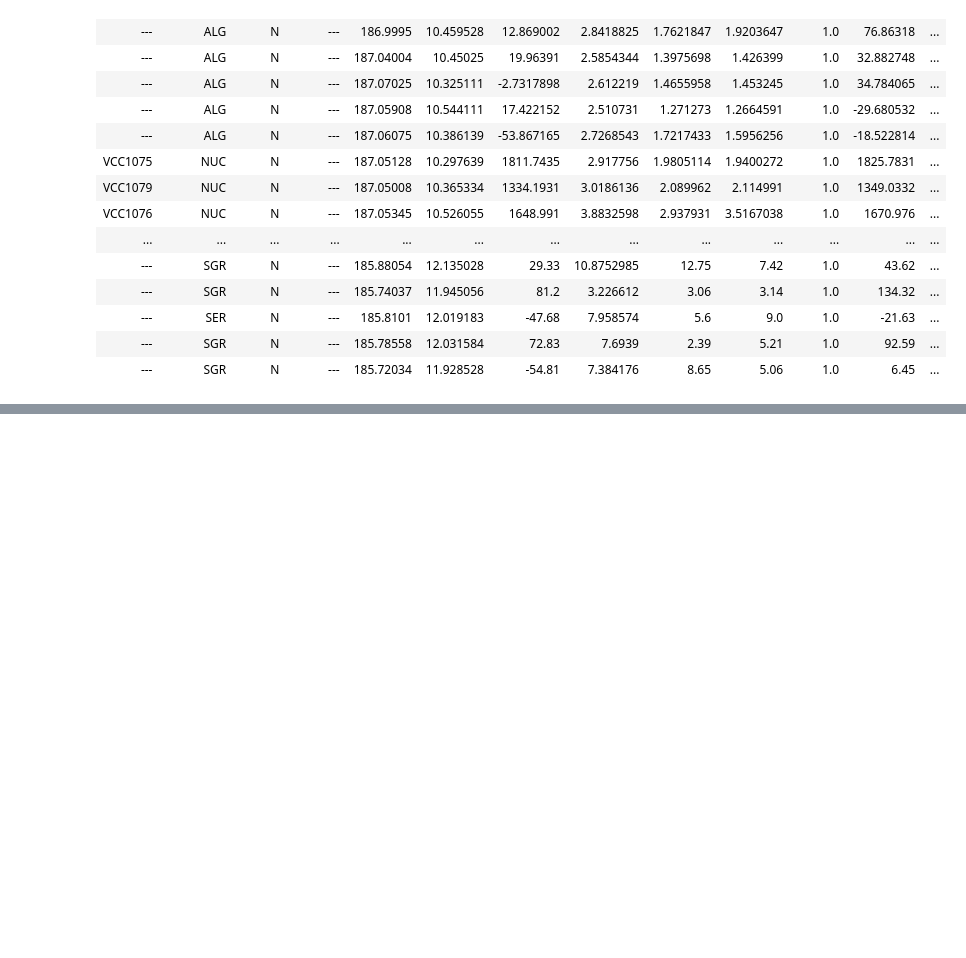
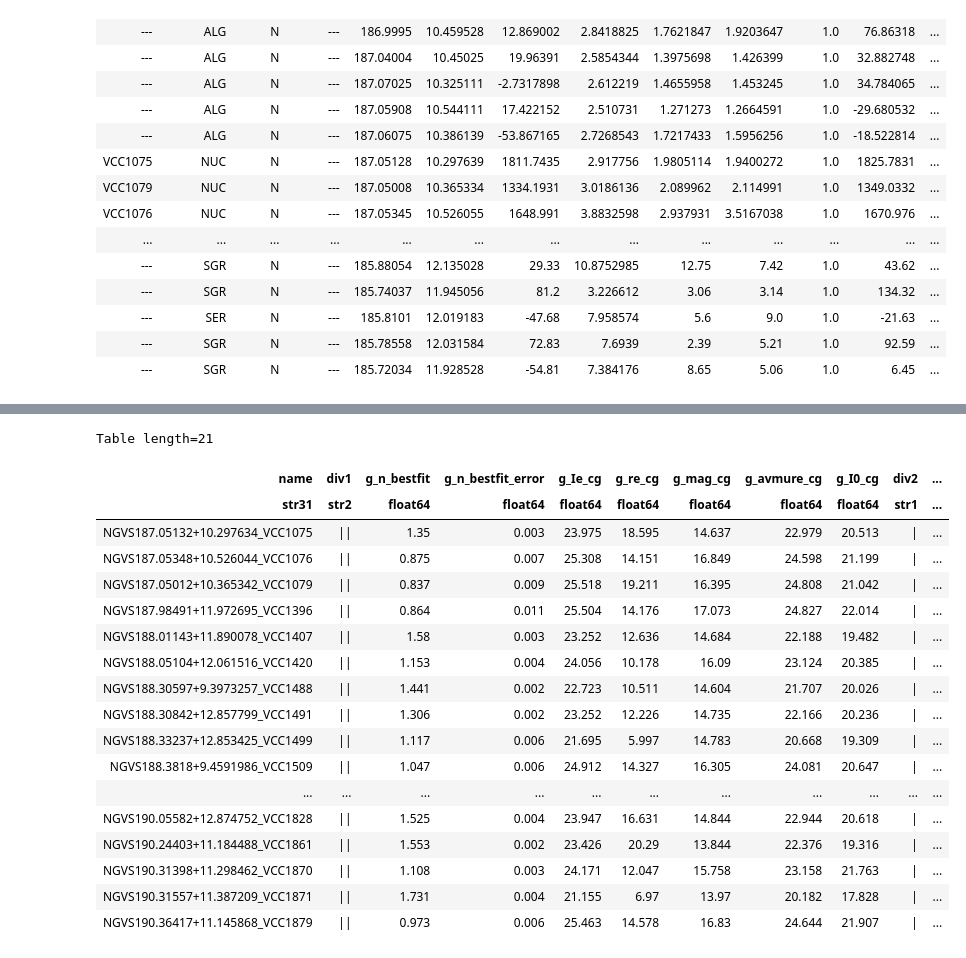
Before and after one commit to kadri-nizam/SIP2019, a Jupyter notebook: Giovanni/Giovanni - Tasks.ipynb, the cells around one changed output, grey strips where cells are left out. Saved outputs shown, nothing was run; the diff lists cells and outputs as text; code cells hidden in the pictures; blank space fills up the shorter version.

```diff
--- a/Giovanni/Giovanni - Tasks.ipynb
+++ b/Giovanni/Giovanni - Tasks.ipynb
@@ -200,0 +178,26 @@ with open('catalog.csv') as csv_file:
+# %%
+from astropy.io import fits,ascii
+
+NucDat = ascii.read(path + 'nuc.dat')
+
+NucDat
+# %% [output]
+Table length=21
+| name | div1 | g_n_bestfit | g_n_bestfit_error | g_Ie_cg | g_re_cg | g_mag_cg | g_avmure_cg | g_I0_cg | div2 | ... |
+| str31 | str2 | float64 | float64 | float64 | float64 | float64 | float64 | float64 | str1 | ... |
+| NGVS187.05132+10.297634_VCC1075 | || | 1.35 | 0.003 | 23.975 | 18.595 | 14.637 | 22.979 | 20.513 | | | ... |
+| NGVS187.05348+10.526044_VCC1076 | || | 0.875 | 0.007 | 25.308 | 14.151 | 16.849 | 24.598 | 21.199 | | | ... |
+| NGVS187.05012+10.365342_VCC1079 | || | 0.837 | 0.009 | 25.518 | 19.211 | 16.395 | 24.808 | 21.042 | | | ... |
+| NGVS187.98491+11.972695_VCC1396 | || | 0.864 | 0.011 | 25.504 | 14.176 | 17.073 | 24.827 | 22.014 | | | ... |
+| NGVS188.01143+11.890078_VCC1407 | || | 1.58 | 0.003 | 23.252 | 12.636 | 14.684 | 22.188 | 19.482 | | | ... |
+| NGVS188.05104+12.061516_VCC1420 | || | 1.153 | 0.004 | 24.056 | 10.178 | 16.09 | 23.124 | 20.385 | | | ... |
+| NGVS188.30597+9.3973257_VCC1488 | || | 1.441 | 0.002 | 22.723 | 10.511 | 14.604 | 21.707 | 20.026 | | | ... |
+| NGVS188.30842+12.857799_VCC1491 | || | 1.306 | 0.002 | 23.252 | 12.226 | 14.735 | 22.166 | 20.236 | | | ... |
+| NGVS188.33237+12.853425_VCC1499 | || | 1.117 | 0.006 | 21.695 | 5.997 | 14.783 | 20.668 | 19.309 | | | ... |
+| NGVS188.3818+9.4591986_VCC1509 | || | 1.047 | 0.006 | 24.912 | 14.327 | 16.305 | 24.081 | 20.647 | | | ... |
+| ... | ... | ... | ... | ... | ... | ... | ... | ... | ... | ... |
+| NGVS190.05582+12.874752_VCC1828 | || | 1.525 | 0.004 | 23.947 | 16.631 | 14.844 | 22.944 | 20.618 | | | ... |
+| NGVS190.24403+11.184488_VCC1861 | || | 1.553 | 0.002 | 23.426 | 20.29 | 13.844 | 22.376 | 19.316 | | | ... |
+| NGVS190.31398+11.298462_VCC1870 | || | 1.108 | 0.003 | 24.171 | 12.047 | 15.758 | 23.158 | 21.763 | | | ... |
+| NGVS190.31557+11.387209_VCC1871 | || | 1.731 | 0.004 | 21.155 | 6.97 | 13.97 | 20.182 | 17.828 | | | ... |
+| NGVS190.36417+11.145868_VCC1879 | || | 0.973 | 0.006 | 25.463 | 14.578 | 16.83 | 24.644 | 21.907 | | | ... |
```
Also changed, not shown: parts of 9 cells of this notebook, 1 other file.
